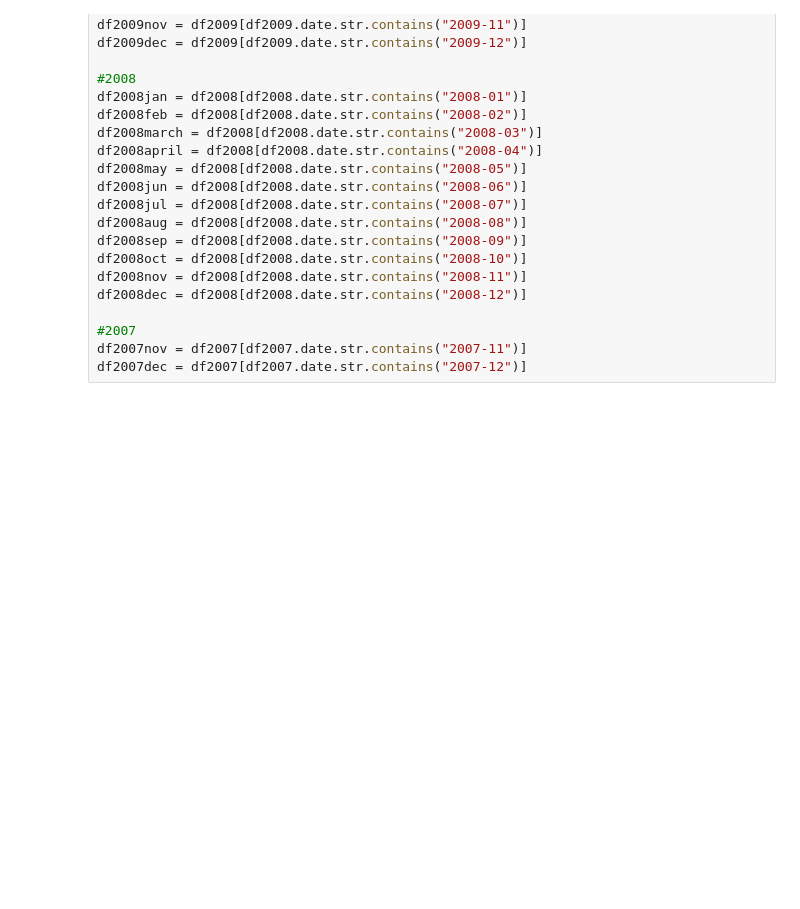
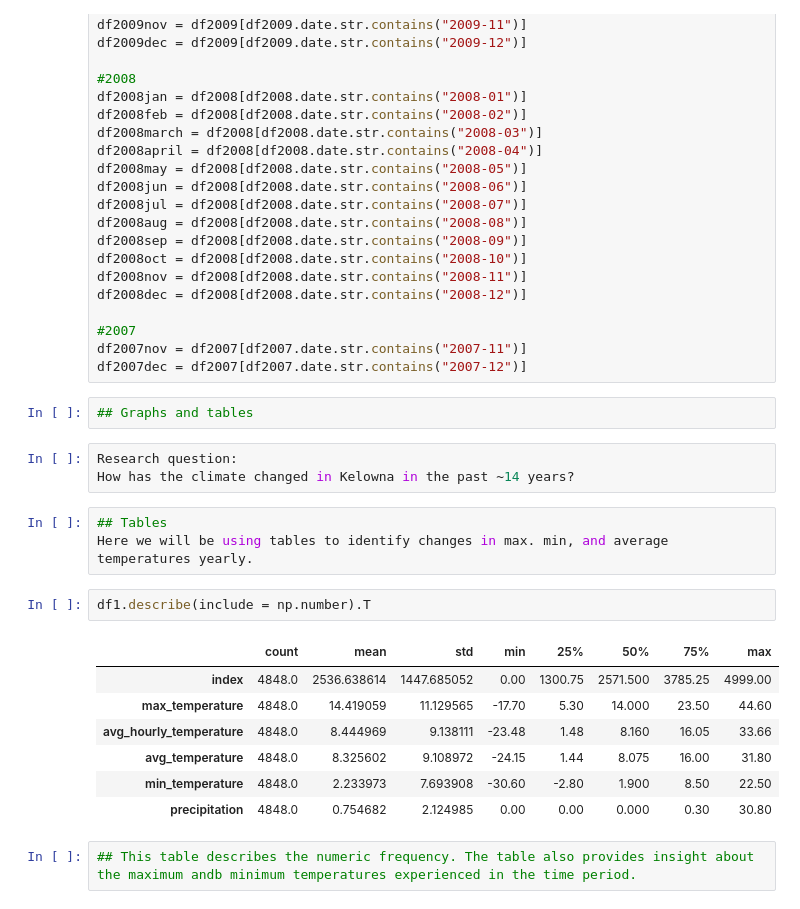
Before and after one commit to data301-2021-summer2/project-group38-project, a Jupyter notebook: analysis/Untitled.ipynb, the cells around one changed output. Saved outputs shown, nothing was run; the diff lists cells and outputs as text; blank space fills up the shorter version.

```diff
--- a/analysis/Untitled.ipynb
+++ b/analysis/Untitled.ipynb
@@ -231,3 +255,23 @@ df2008dec = df2008[df2008.date.str.contains("2008-12")]
 #2007
 df2007nov = df2007[df2007.date.str.contains("2007-11")]
 df2007dec = df2007[df2007.date.str.contains("2007-12")]
+# %%
+## Graphs and tables
+# %%
+Research question:
+How has the climate changed in Kelowna in the past ~14 years?
+# %%
+## Tables
+Here we will be using tables to identify changes in max. min, and average temperatures yearly.
+# %%
+df1.describe(include = np.number).T
+# %% [output]
+|  | count | mean | std | min | 25% | 50% | 75% | max |
+| index | 4848.0 | 2536.638614 | 1447.685052 | 0.00 | 1300.75 | 2571.500 | 3785.25 | 4999.00 |
+| max_temperature | 4848.0 | 14.419059 | 11.129565 | -17.70 | 5.30 | 14.000 | 23.50 | 44.60 |
+| avg_hourly_temperature | 4848.0 | 8.444969 | 9.138111 | -23.48 | 1.48 | 8.160 | 16.05 | 33.66 |
+| avg_temperature | 4848.0 | 8.325602 | 9.108972 | -24.15 | 1.44 | 8.075 | 16.00 | 31.80 |
+| min_temperature | 4848.0 | 2.233973 | 7.693908 | -30.60 | -2.80 | 1.900 | 8.50 | 22.50 |
+| precipitation | 4848.0 | 0.754682 | 2.124985 | 0.00 | 0.00 | 0.000 | 0.30 | 30.80 |
+# %%
+## This table describes the numeric frequency. The table also provides insight about the maximum andb minimum temperatures experienced in the time period.
```
Also changed, not shown: parts of 23 cells of this notebook, 1 other file.
